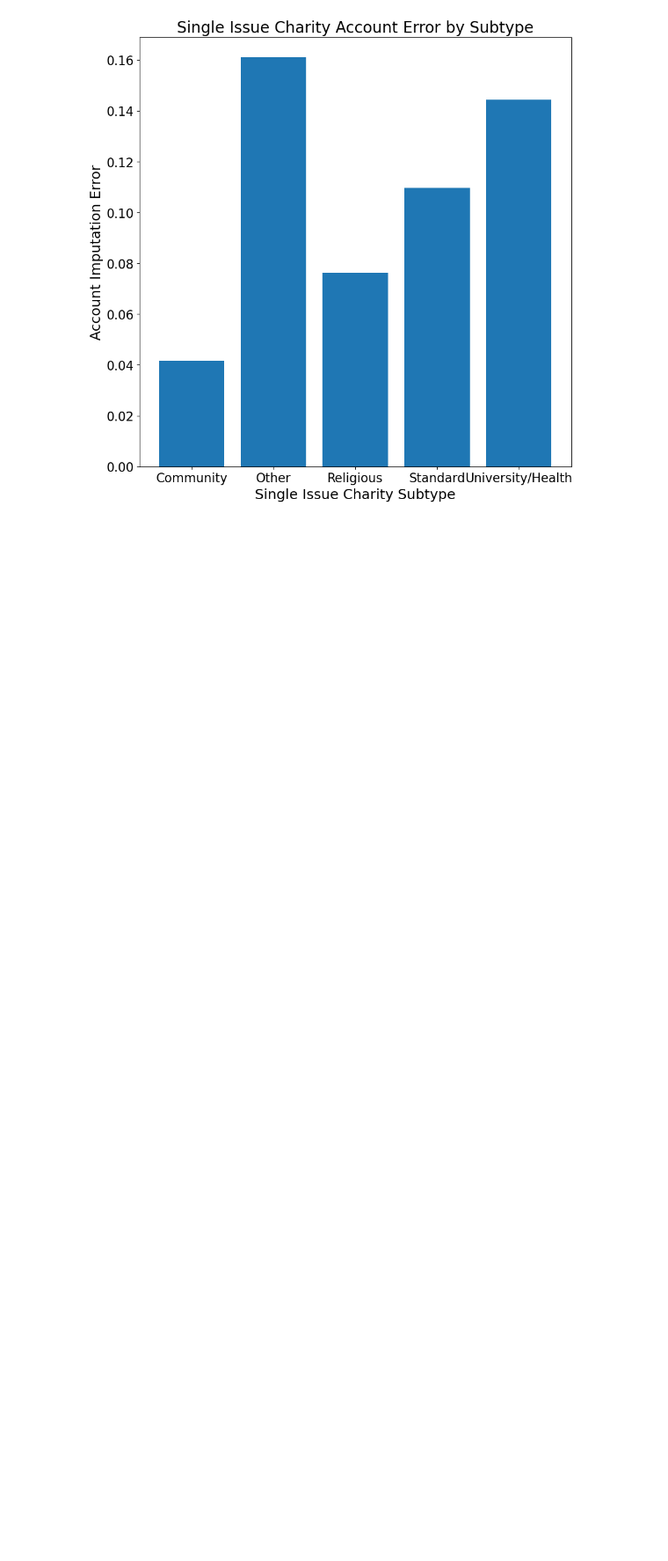
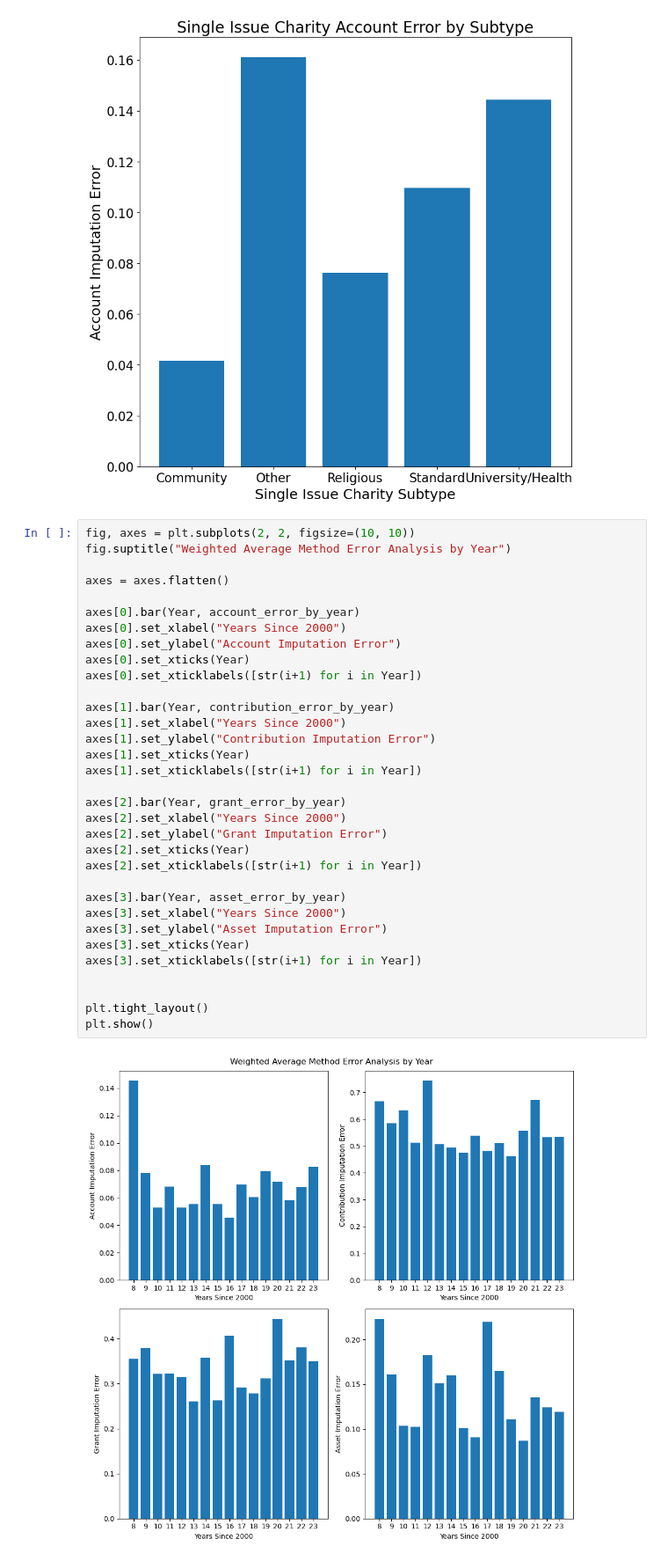
Before and after one commit to nichmars/Test, a Jupyter notebook: Graph Creation and Pictures/Weighted_Average_Year_Type_Analysis.ipynb, the cells around one changed output. Shown at 88% size. Cells and saved outputs as stored; diff of their text form; blank space fills up the shorter version.

```diff
--- a/Graph Creation and Pictures/Weighted_Average_Year_Type_Analysis.ipynb
+++ b/Graph Creation and Pictures/Weighted_Average_Year_Type_Analysis.ipynb
@@ -273,3 +273,38 @@ plt.yticks(fontsize=16)
 plt.show()
 # %% [output]
 [figure]
+# %%
+fig, axes = plt.subplots(2, 2, figsize=(10, 10))
+fig.suptitle("Weighted Average Method Error Analysis by Year")
+
+axes = axes.flatten()
+
+axes[0].bar(Year, account_error_by_year)
+axes[0].set_xlabel("Years Since 2000")
+axes[0].set_ylabel("Account Imputation Error")
+axes[0].set_xticks(Year)
+axes[0].set_xticklabels([str(i+1) for i in Year])
+
+axes[1].bar(Year, contribution_error_by_year)
+axes[1].set_xlabel("Years Since 2000")
+axes[1].set_ylabel("Contribution Imputation Error")
+axes[1].set_xticks(Year)
+axes[1].set_xticklabels([str(i+1) for i in Year])
+
+axes[2].bar(Year, grant_error_by_year)
+axes[2].set_xlabel("Years Since 2000")
+axes[2].set_ylabel("Grant Imputation Error")
+axes[2].set_xticks(Year)
+axes[2].set_xticklabels([str(i+1) for i in Year])
+
+axes[3].bar(Year, asset_error_by_year)
+axes[3].set_xlabel("Years Since 2000")
+axes[3].set_ylabel("Asset Imputation Error")
+axes[3].set_xticks(Year)
+axes[3].set_xticklabels([str(i+1) for i in Year])
+
+
+plt.tight_layout()
+plt.show()
+# %% [output]
+[figure, added]
```
Also changed, not shown: parts of 1 cell of this notebook, 5 other files.
